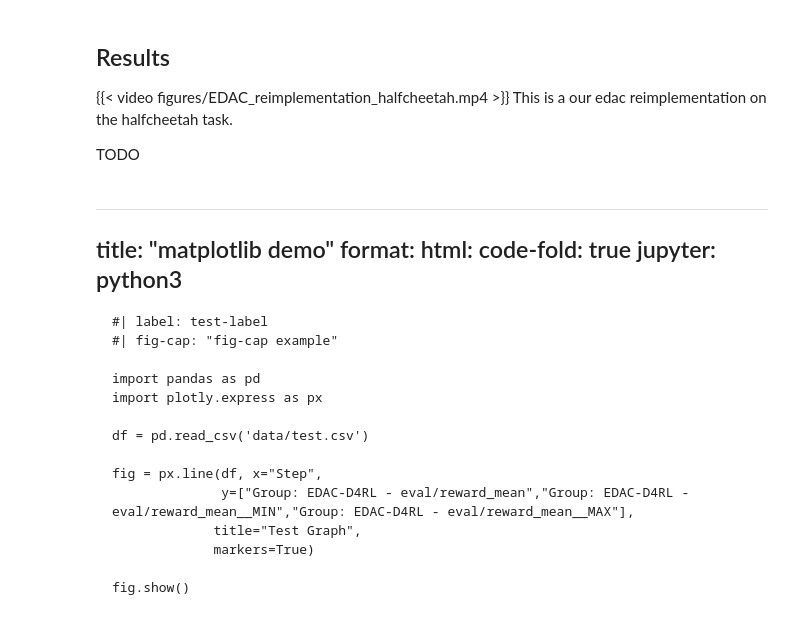
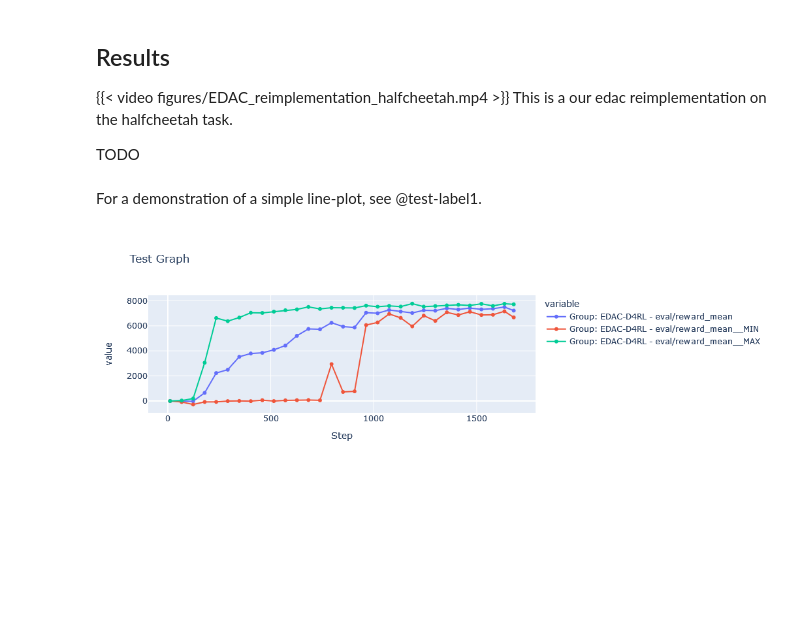
Before and after one commit to Safe-RL-Team/Uncertainty-Based-Offline-RL-with-Diversified-Q-Ensemble, a Jupyter notebook: blog/blog.ipynb, the cells around one changed output. Drawn from its saved outputs; the diff is of its cells as text; code cells hidden in the pictures; blank space fills up the shorter version.

Commit message:
formatting

````diff
--- a/blog/blog.ipynb
+++ b/blog/blog.ipynb
@@ -131,29 +133,26 @@ $$ \underset\phi{\text{minimize}}\ \ \frac{1}{N-1} \sum_{1\leq i\neq j \leq N} \
 This is a our edac reimplementation on the halfcheetah task.
 
 TODO
-# %% [markdown]
----
-title: "matplotlib demo"
-format:
-  html:
-    code-fold: true
-jupyter: python3
----
-
-```{python}
-#| label: test-label
-#| fig-cap: "fig-cap example"
-
-import pandas as pd
-import plotly.express as px
-
-df = pd.read_csv('data/test.csv')
-
-fig = px.line(df, x="Step",
-              y=["Group: EDAC-D4RL - eval/reward_mean","Group: EDAC-D4RL - eval/reward_mean__MIN","Group: EDAC-D4RL - eval/reward_mean__MAX"],
-             title="Test Graph",
-             markers=True)
-
-fig.show()
-```
+# %% [markdown]
+For a demonstration of a simple line-plot, see @test-label1.
+# %%
+#| label: test-label1
+#| fig-cap: "fig-cap example1"
+#| echo: false
+
+import pandas as pd
+import plotly.express as px
+import plotly.io as pio
+pio.renderers.default = "plotly_mimetype+notebook_connected"
+
+df = pd.read_csv('data/test.csv')
+
+fig = px.line(df, x="Step",
+              y=["Group: EDAC-D4RL - eval/reward_mean","Group: EDAC-D4RL - eval/reward_mean__MIN","Group: EDAC-D4RL - eval/reward_mean__MAX"],
+             title="Test Graph",
+             markers=True)
+
+fig.show()
+# %% [output]
+[figure, added]
 # %%
````
Also changed, not shown: parts of 5 cells of this notebook, 1 other file.
